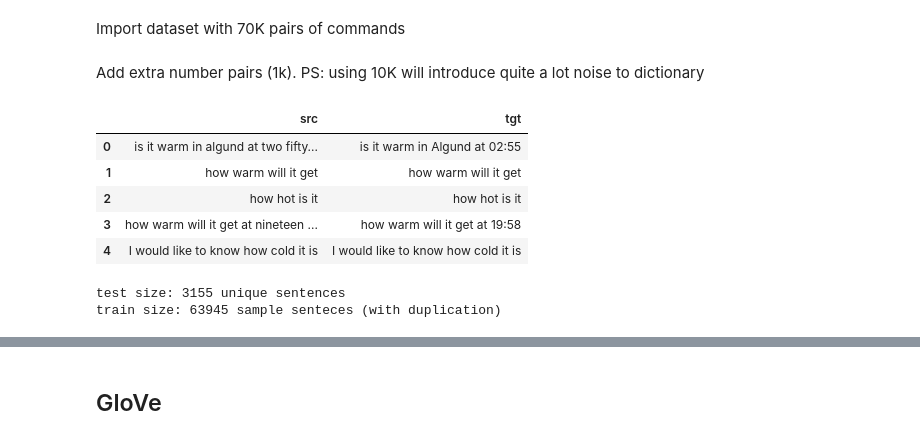
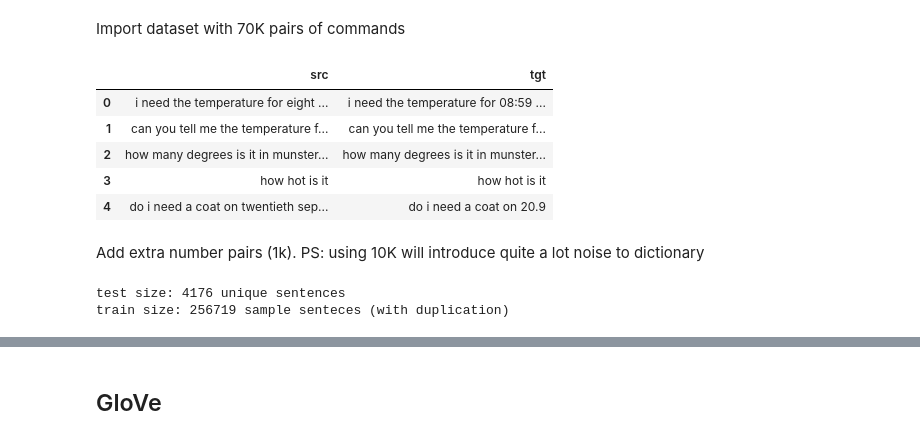
Before and after one commit to sting1000/generator, a Jupyter notebook: machine_translation.ipynb, the cells around one changed output, grey strips where cells are left out. Saved outputs shown, nothing was run; the diff lists cells and outputs as text; code cells hidden in the pictures.

```diff
--- a/machine_translation.ipynb
+++ b/machine_translation.ipynb
@@ -17,7 +19,16 @@ device = torch.device("cuda" if torch.cuda.is_available() else "cpu")
 # %% [markdown]
 Import dataset with 70K pairs of commands
 # %%
-source = open('data/commands_source_en_70k.txt', encoding='UTF-8').read().strip().split('\n')
-target = open('data/commands_target_en_70k.txt', encoding='UTF-8').read().strip().split('\n')
+spoken = open('data/nmt_data/commands_spoken_en.txt', encoding='UTF-8').read().strip().split('\n')
+written = open('data/nmt_data/commands_written_en.txt', encoding='UTF-8').read().strip().split('\n')
+data = pd.DataFrame(list(zip(spoken, written)), columns=["src", "tgt"])
+data.head()
+# %% [output]
+|  | src | tgt |
+| 0 | i need the temperature for eight ... | i need the temperature for 08:59 ... |
+| 1 | can you tell me the temperature f... | can you tell me the temperature f... |
+| 2 | how many degrees is it in munster... | how many degrees is it in munster... |
+| 3 | how hot is it | how hot is it |
+| 4 | do i need a coat on twentieth sep... | do i need a coat on 20.9 |
 # %% [markdown]
 Add extra number pairs (1k). PS: using 10K will introduce quite a lot noise to dictionary
@@ -30,21 +35,11 @@ target.extend(target_num[:1000])
-# %%
-import pandas as pd
-data = pd.DataFrame(list(zip(target, source)), columns=["src", "tgt"])
-data.head()
-# %% [output]
-|  | src | tgt |
-| 0 | is it warm in algund at two fifty... | is it warm in Algund at 02:55 |
-| 1 | how warm will it get | how warm will it get |
-| 2 | how hot is it | how hot is it |
-| 3 | how warm will it get at nineteen ... | how warm will it get at 19:58 |
-| 4 | I would like to know how cold it is | I would like to know how cold it is |
 # %%
-li = random.choices(data.src.unique(), k = int(len(data.src.unique()) *0.1 ))
+random.seed(30)
+li = random.choices(data.src.unique(), k = int(len(data.src.unique()) *0.05 ))
 train_df = data[~data.src.isin(li)]
-test_df = data[data.src.isin(li)]
+test_df = data[data.src.isin(li)].drop_duplicates()
 
 print("test size: {} unique sentences".format(len(li)))
 print("train size: {} sample senteces (with duplication)".format(sum(~data.src.isin(li))) )
 # %% [output]
-test size: 3155 unique sentences
-train size: 63945 sample senteces (with duplication)
+test size: 4176 unique sentences
+train size: 256719 sample senteces (with duplication)
```
Also changed, not shown: parts of 20 cells of this notebook, 8 other files.
